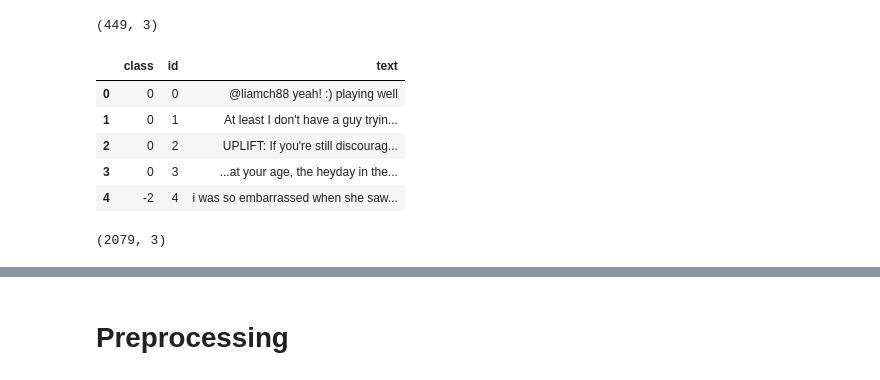
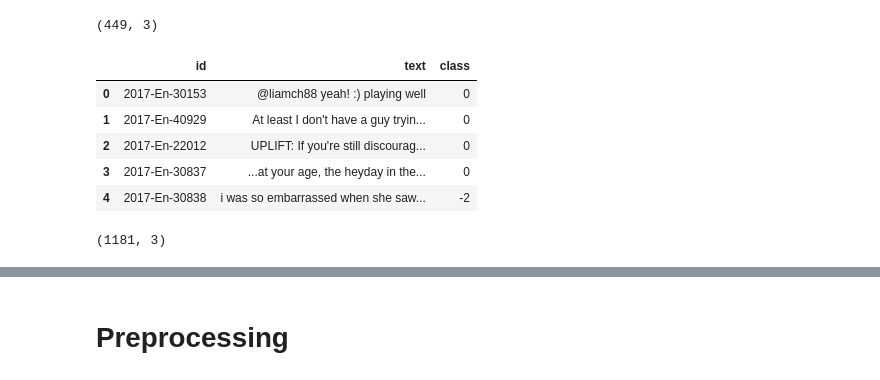
Before and after one commit to Choqs/Twitter-Sentiment-Analysis, a Jupyter notebook: src/tp_tweet.ipynb, the cells around one changed output, grey strips where cells are left out. Saved outputs shown, nothing was run; the diff lists cells and outputs as text; code cells hidden in the pictures.

Commit message:
[ARCHI] Changed data format, archi

```diff
--- a/src/tp_tweet.ipynb
+++ b/src/tp_tweet.ipynb
@@ -58,8 +60,8 @@ train_3_path = path + 'data_train_3.csv'
 test_3_path = path + 'data_test_3.csv'
 
 train_7_path = path + 'data_train_7.csv'
+train_7_1_path = path + 'data_test_7.csv'
 train_7_2_path = path + 'data_train_7_2.csv'
-test_7_path = path + 'data_test_7.csv'
 # %%
 # Loading Data Set 3 Classes & Replacing Word 2 Int
 train_3_data = pd.read_csv(train_3_path, encoding='utf-8', sep='\t', names=['id', 'class', 'text'])
@@ -118,15 +135,19 @@ print(train_7_2_data.shape)
 | 3 | 2018-En-00450 | The greatest happiness is seeing ... | 3 |
 | 4 | 2018-En-00502 | omg so grateful to have an educat... | 1 |
 (449, 3)
-# %%
-train_7_data = train_7_data.append(train_7_2_data, sort=True)
-display(train_7_data.head())
-print(train_7_data.shape)
-# %% [output]
-|  | class | id | text |
-| 0 | 0 | 0 | @liamch88 yeah! :) playing well |
-| 1 | 0 | 1 | At least I don't have a guy tryin... |
-| 2 | 0 | 2 | UPLIFT: If you're still discourag... |
-| 3 | 0 | 3 | ...at your age, the heyday in the... |
-| 4 | -2 | 4 | i was so embarrassed when she saw... |
-(2079, 3)
+# %%
+# Loading Data Set 7 Classes
+train_7_1_data = pd.read_csv(train_7_1_path, encoding='utf-8', sep='\t')
+train_7_1_data = train_7_1_data.rename(columns={"Tweet": "text", "Intensity Class": "class", "ID": "id"})
+train_7_1_data.drop('Affect Dimension', axis=1, inplace=True)
+train_7_1_data['class'] = train_7_1_data['class'].apply(lambda x: int(x.split(':')[0]))
+display(train_7_1_data.head())
+print(train_7_1_data.shape)
+# %% [output]
+|  | id | text | class |
+| 0 | 2017-En-30153 | @liamch88 yeah! :) playing well | 0 |
+| 1 | 2017-En-40929 | At least I don't have a guy tryin... | 0 |
+| 2 | 2017-En-22012 | UPLIFT: If you're still discourag... | 0 |
+| 3 | 2017-En-30837 | ...at your age, the heyday in the... | 0 |
+| 4 | 2017-En-30838 | i was so embarrassed when she saw... | -2 |
+(1181, 3)
```
Also changed, not shown: parts of 10 cells of this notebook, 19 other files.
